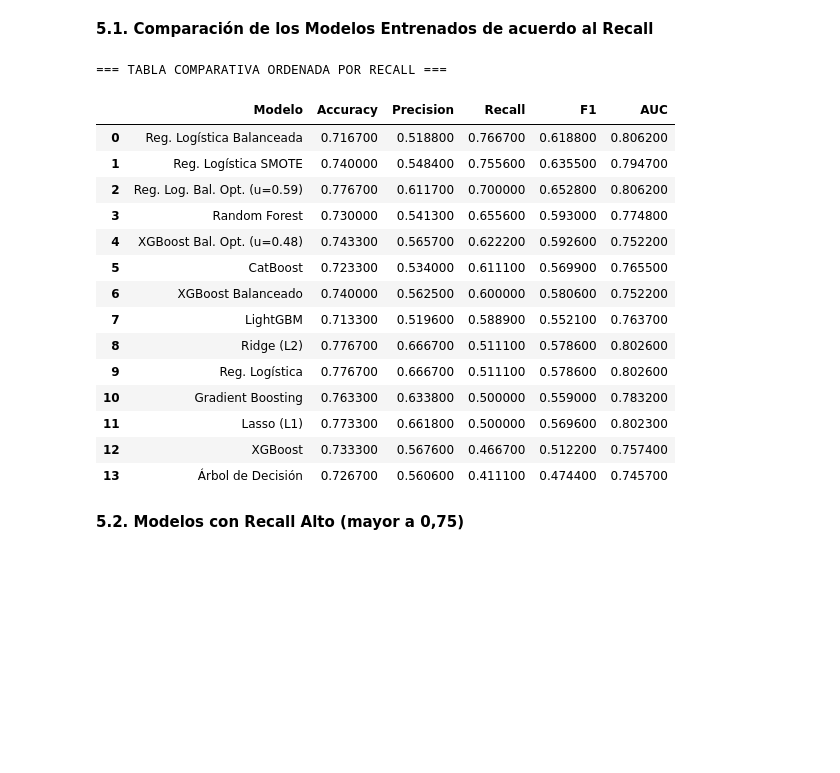
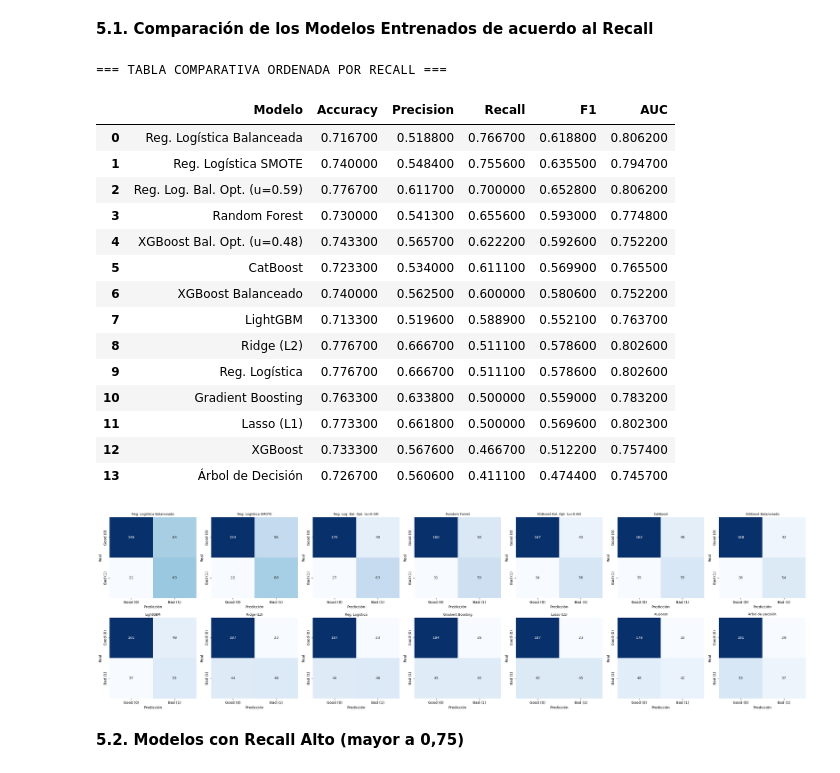
Before and after one commit to DavidCrespo72/Proyecto_Innovaci-n_1, a Jupyter notebook: Taller_inova_pre1.ipynb, the cells around one changed output. Saved outputs shown, nothing was run; the diff lists cells and outputs as text; code cells hidden in the pictures; blank space fills up the shorter version.

```diff
--- a/Taller_inova_pre1.ipynb
+++ b/Taller_inova_pre1.ipynb
@@ -2514,9 +2514,7 @@ for nombre, modelo in modelos_base.items():
     conf_matrices[nombre] = confusion_matrix(y_test, y_pred)
 
 # Agregar modelos con UMBRAL OPTIMIZADO (2 más)
-#    - Reg. Logística Balanceada Opt.
-#    - XGBoost Balanceado Opt.
-# Regresión Logística Balanceada optimizada
+# Reg. Logística Balanceada optimizada
 y_proba_log_bal = log_reg_bal.predict_proba(X_test_scaled)[:, 1]
 y_pred_log_opt  = (y_proba_log_bal >= mejor_umbral_log).astype(int)
 
@@ -2553,38 +2551,77 @@ tabla_modelos = pd.DataFrame.from_dict(
 
 # Redondear métricas
 tabla_modelos[["Accuracy", "Precision", "Recall", "F1", "AUC"]] = (
     tabla_modelos[["Accuracy", "Precision", "Recall", "F1", "AUC"]].round(4))
 
 # Ordenar por Recall (descendente)
 tabla_ordenada = tabla_modelos.sort_values("Recall", ascending=False).reset_index(drop=True)
 
 print("=== TABLA COMPARATIVA ORDENADA POR RECALL ===\n")
 
 # Versión con estilo (solo se ve en el notebook)
-tabla_color = tabla_ordenada.style\
-    .background_gradient(cmap="YlGnBu", subset=["Recall", "F1", "AUC"])\
-    .set_properties(**{"text-align": "center"})\
+tabla_color = (tabla_ordenada.style
+    .background_gradient(cmap="YlGnBu", subset=["Recall", "F1", "AUC"])
+    .set_properties(**{"text-align": "center"})
     .set_table_styles(
-        [dict(selector='th', props=[('text-align', 'center')])])
+        [dict(selector='th', props=[('text-align', 'center')])]
+    )
+)
+display(tabla_color)
 
-tabla_color
+# Matrices de confusión
+
+import matplotlib.pyplot as plt
+import seaborn as sns
+import math
+
+# Usamos el orden de la tabla ordenada (por Recall)
+n_modelos = len(tabla_ordenada)
+n_max = min(n_modelos, 14)  # máximo 14 modelos (2 filas x 7 columnas)
+
+rows, cols = 2, 7
+fig, axes = plt.subplots(rows, cols, figsize=(4*cols, 4*rows))
+axes = axes.flatten()
+
+for i in range(n_max):
+    nombre = tabla_ordenada.loc[i, "Modelo"]
+    cm = conf_matrices[nombre]
+
+    sns.heatmap(cm,
+                annot=True,
+                fmt="d",
+                cmap="Blues",
+                xticklabels=['Good (0)', 'Bad (1)'],
+                yticklabels=['Good (0)', 'Bad (1)'],
+                cbar=False,
+                ax=axes[i])
+    axes[i].set_title(nombre, fontsize=9)
+    axes[i].set_xlabel("Predicción")
+    axes[i].set_ylabel("Real")
+
+# Eliminar ejes sobrantes si hay menos de 14 modelos
+for j in range(n_max, len(axes)):
+    fig.delaxes(axes[j])
+
+plt.tight_layout()
+plt.show()
 # %% [output]
 === TABLA COMPARATIVA ORDENADA POR RECALL ===
 |  | Modelo | Accuracy | Precision | Recall | F1 | AUC |
 | 0 | Reg. Logística Balanceada | 0.716700 | 0.518800 | 0.766700 | 0.618800 | 0.806200 |
 | 1 | Reg. Logística SMOTE | 0.740000 | 0.548400 | 0.755600 | 0.635500 | 0.794700 |
 | 2 | Reg. Log. Bal. Opt. (u=0.59) | 0.776700 | 0.611700 | 0.700000 | 0.652800 | 0.806200 |
 | 3 | Random Forest | 0.730000 | 0.541300 | 0.655600 | 0.593000 | 0.774800 |
 | 4 | XGBoost Bal. Opt. (u=0.48) | 0.743300 | 0.565700 | 0.622200 | 0.592600 | 0.752200 |
 | 5 | CatBoost | 0.723300 | 0.534000 | 0.611100 | 0.569900 | 0.765500 |
 | 6 | XGBoost Balanceado | 0.740000 | 0.562500 | 0.600000 | 0.580600 | 0.752200 |
 | 7 | LightGBM | 0.713300 | 0.519600 | 0.588900 | 0.552100 | 0.763700 |
 | 8 | Ridge (L2) | 0.776700 | 0.666700 | 0.511100 | 0.578600 | 0.802600 |
 | 9 | Reg. Logística | 0.776700 | 0.666700 | 0.511100 | 0.578600 | 0.802600 |
 | 10 | Gradient Boosting | 0.763300 | 0.633800 | 0.500000 | 0.559000 | 0.783200 |
 | 11 | Lasso (L1) | 0.773300 | 0.661800 | 0.500000 | 0.569600 | 0.802300 |
 | 12 | XGBoost | 0.733300 | 0.567600 | 0.466700 | 0.512200 | 0.757400 |
 | 13 | Árbol de Decisión | 0.726700 | 0.560600 | 0.411100 | 0.474400 | 0.745700 |
+[figure, added]
 # %% [markdown]
 **5.2. Modelos con Recall Alto (mayor a 0,75)**
 # %%
```
Also changed, not shown: parts of 1 cell of this notebook.
